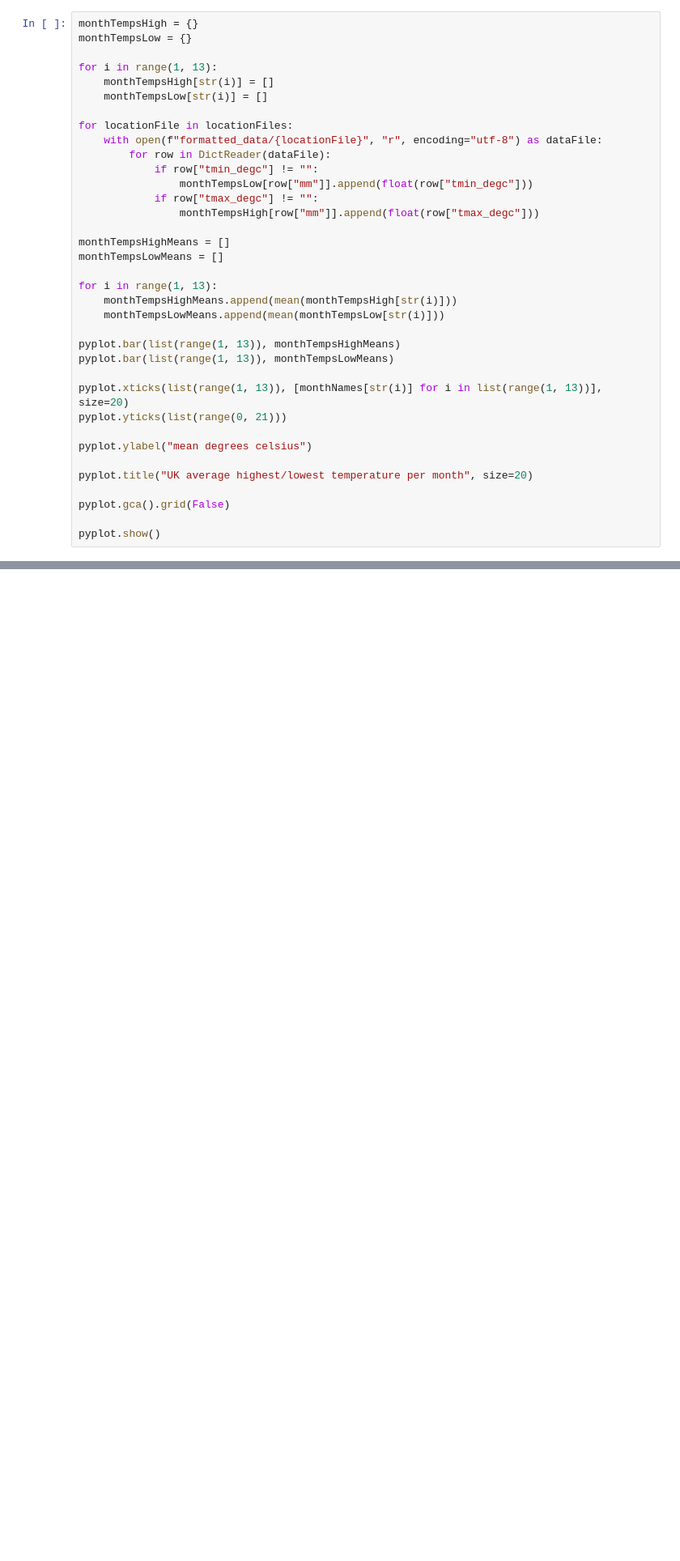
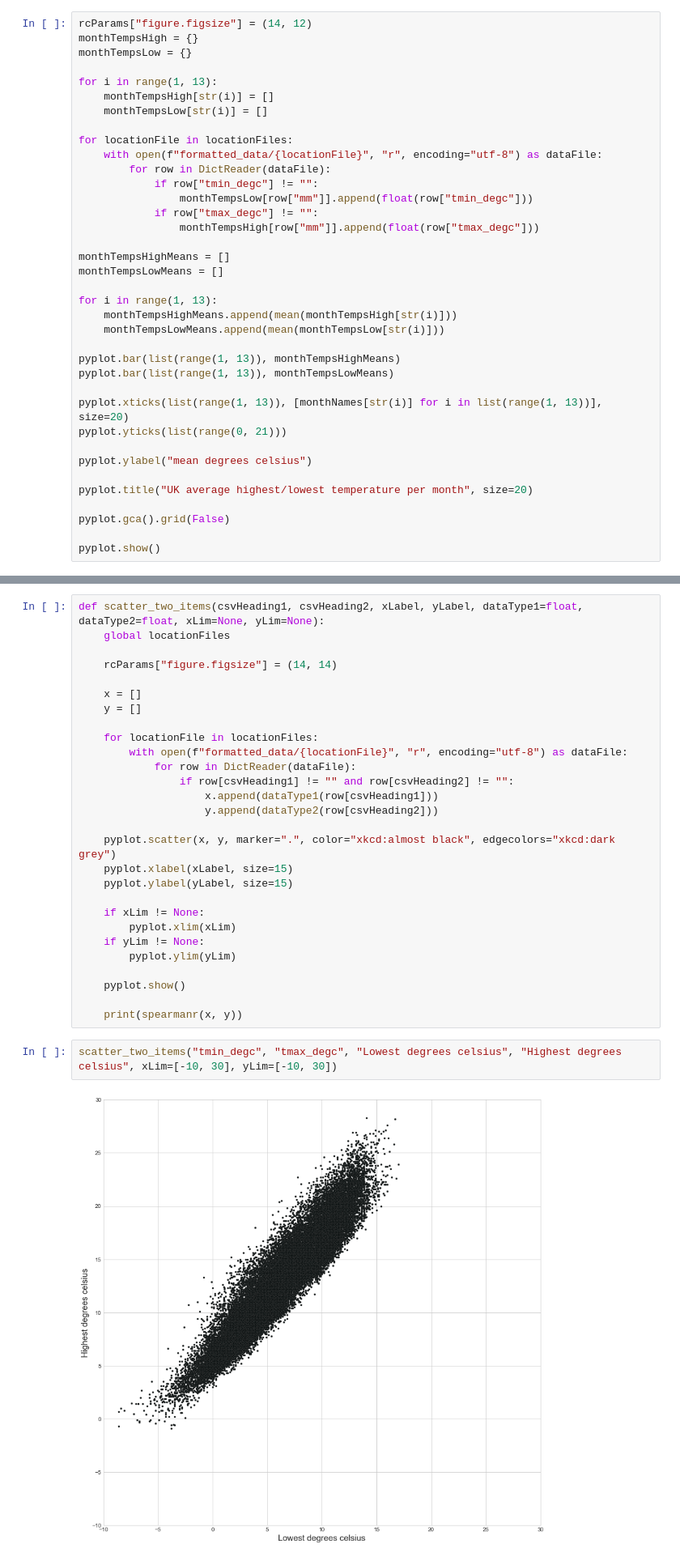
Before and after one commit to DanielJohnBenton/historic-monthly-meteorological-station-data, a Jupyter notebook: src/notes.ipynb, the cells around one changed output, grey strips where cells are left out. Shown at 81% size. Cells and saved outputs as stored; diff of their text form; blank space fills up the shorter version.

Commit message:
new scatter graphs

```diff
--- a/src/notes.ipynb
+++ b/src/notes.ipynb
@@ -233,6 +234,7 @@ plot_temp_ranges(lowest, "Months with lowest temperatures")
 # %% [output]
 [figure]
 # %%
+rcParams["figure.figsize"] = (14, 12)
 monthTempsHigh = {}
 monthTempsLow = {}
 
@@ -313,0 +332,32 @@ plot_avg_month_data("sun_hours", float, "UK average hours of sunshine", "mean ho
+# %%
+def scatter_two_items(csvHeading1, csvHeading2, xLabel, yLabel, dataType1=float, dataType2=float, xLim=None, yLim=None):
+    global locationFiles
+
+    rcParams["figure.figsize"] = (14, 14)
+
+    x = []
+    y = []
+
+    for locationFile in locationFiles:
+        with open(f"formatted_data/{locationFile}", "r", encoding="utf-8") as dataFile:
+            for row in DictReader(dataFile):
+                if row[csvHeading1] != "" and row[csvHeading2] != "":
+                    x.append(dataType1(row[csvHeading1]))
+                    y.append(dataType2(row[csvHeading2]))
+
+    pyplot.scatter(x, y, marker=".", color="xkcd:almost black", edgecolors="xkcd:dark grey")
+    pyplot.xlabel(xLabel, size=15)
+    pyplot.ylabel(yLabel, size=15)
+
+    if xLim != None:
+        pyplot.xlim(xLim)
+    if yLim != None:
+        pyplot.ylim(yLim)
+
+    pyplot.show()
+
+    print(spearmanr(x, y))
+# %%
+scatter_two_items("tmin_degc", "tmax_degc", "Lowest degrees celsius", "Highest degrees celsius", xLim=[-10, 30], yLim=[-10, 30])
+# %% [output]
+[figure, added]
```
Also changed, not shown: parts of 7 cells of this notebook.
